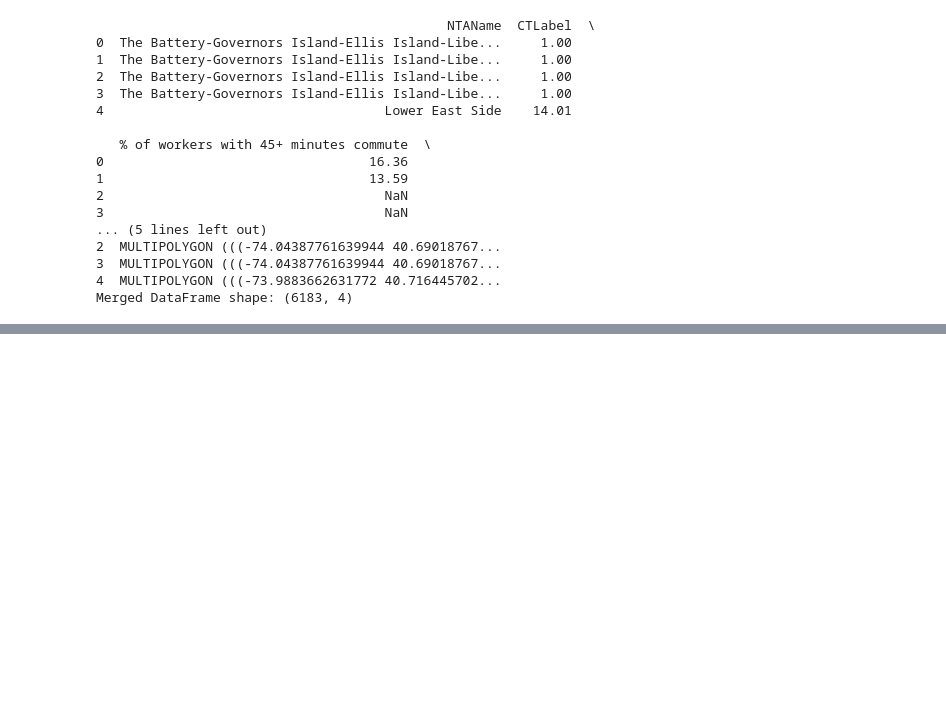
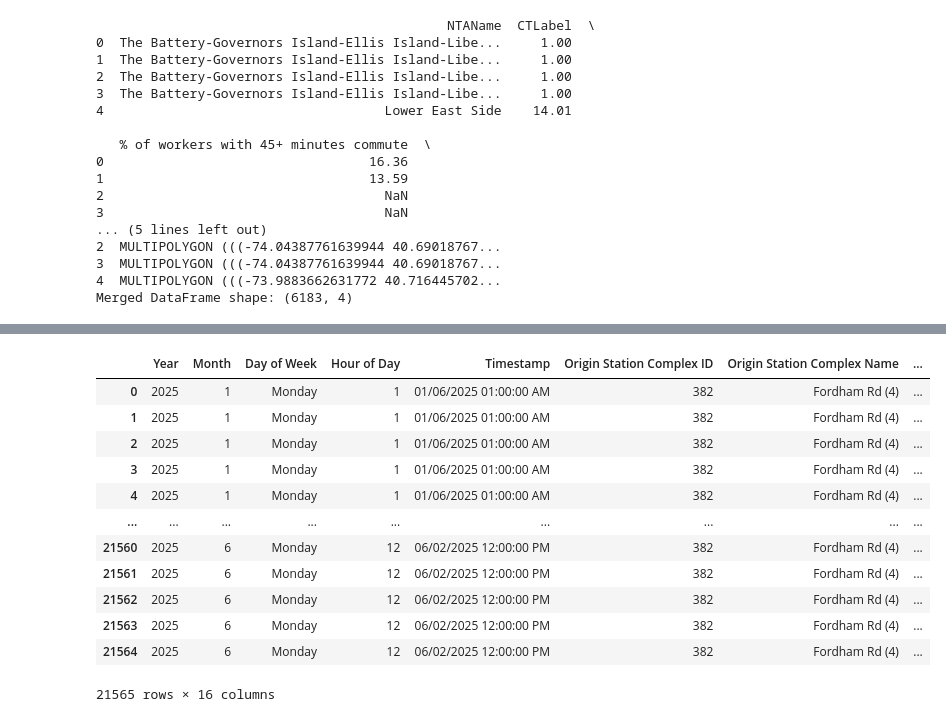
Before and after one commit to OsmanMur/mhc-mta-datathon, a Jupyter notebook: notebooks/02_data_cleaning.ipynb, the cells around one changed output, grey strips where cells are left out. Cells and saved outputs as stored; diff of their text form; code cells hidden in the pictures; blank space fills up the shorter version.

```diff
--- a/notebooks/02_data_cleaning.ipynb
+++ b/notebooks/02_data_cleaning.ipynb
@@ -370,0 +495,23 @@ Merged DataFrame shape: (6183, 4)
+# %%
+import pandas as pd
+import os
+
+# Path to data folder relative to the notebook
+DATA_DIR = os.path.join("..", "data", "raw")
+subway_origin_destination_df = pd.read_csv(os.path.join(DATA_DIR, "MTA_Subway_Origin-Destination.csv"))
+# %%
+subway_origin_destination_df
+# %% [output]
+|  | Year | Month | Day of Week | Hour of Day | Timestamp | Origin Station Complex ID | Origin Station Complex Name | ... |
+| 0 | 2025 | 1 | Monday | 1 | 01/06/2025 01:00:00 AM | 382 | Fordham Rd (4) | ... |
+| 1 | 2025 | 1 | Monday | 1 | 01/06/2025 01:00:00 AM | 382 | Fordham Rd (4) | ... |
+| 2 | 2025 | 1 | Monday | 1 | 01/06/2025 01:00:00 AM | 382 | Fordham Rd (4) | ... |
+| 3 | 2025 | 1 | Monday | 1 | 01/06/2025 01:00:00 AM | 382 | Fordham Rd (4) | ... |
+| 4 | 2025 | 1 | Monday | 1 | 01/06/2025 01:00:00 AM | 382 | Fordham Rd (4) | ... |
+| ... | ... | ... | ... | ... | ... | ... | ... | ... |
+| 21560 | 2025 | 6 | Monday | 12 | 06/02/2025 12:00:00 PM | 382 | Fordham Rd (4) | ... |
+| 21561 | 2025 | 6 | Monday | 12 | 06/02/2025 12:00:00 PM | 382 | Fordham Rd (4) | ... |
+| 21562 | 2025 | 6 | Monday | 12 | 06/02/2025 12:00:00 PM | 382 | Fordham Rd (4) | ... |
+| 21563 | 2025 | 6 | Monday | 12 | 06/02/2025 12:00:00 PM | 382 | Fordham Rd (4) | ... |
+| 21564 | 2025 | 6 | Monday | 12 | 06/02/2025 12:00:00 PM | 382 | Fordham Rd (4) | ... |
+21565 rows × 16 columns
```
Also changed, not shown: parts of 16 cells of this notebook, 2 other files.
